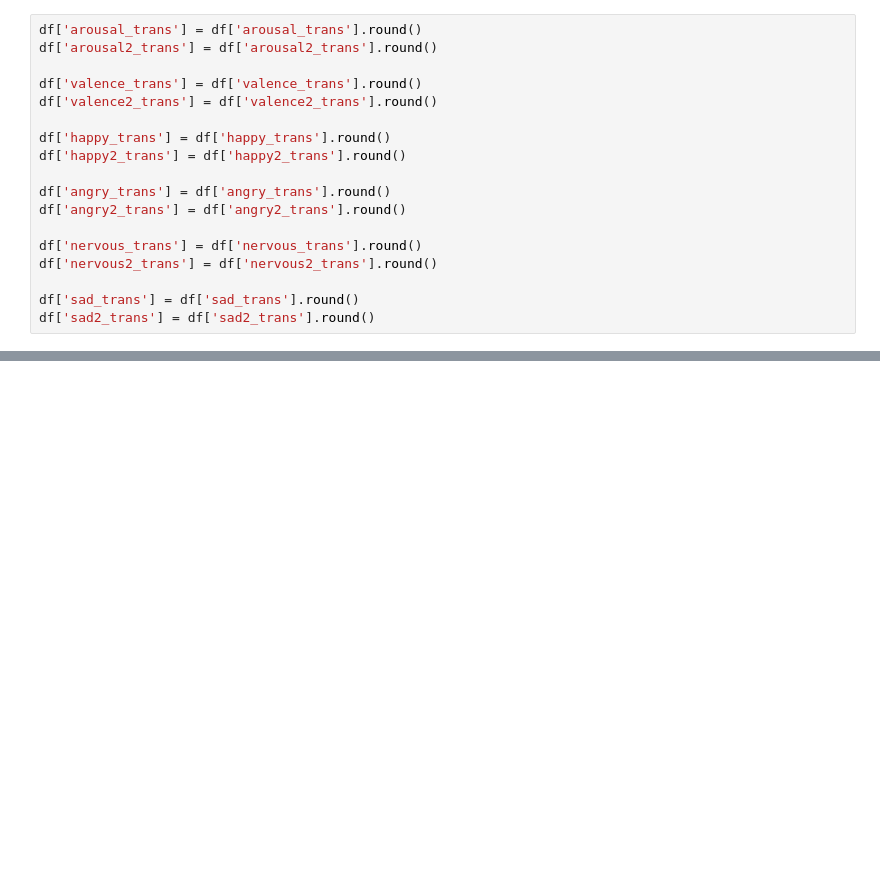
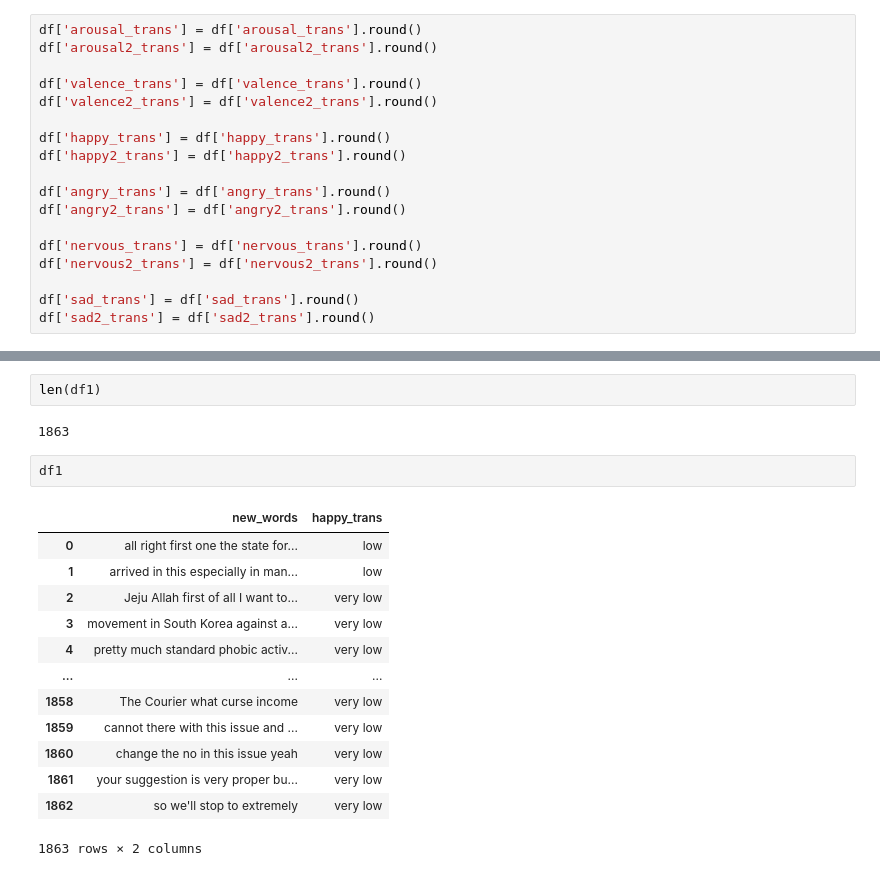
Before and after one commit to saber258/EEG_Text_alignment, a Jupyter notebook: notebooks/Happy.ipynb, the cells around one changed output, grey strips where cells are left out. Cells and saved outputs as stored; diff of their text form; blank space fills up the shorter version.

```diff
--- a/notebooks/Happy.ipynb
+++ b/notebooks/Happy.ipynb
@@ -536,0 +82,20 @@ df2_happy = df[['new_words', 'happy2_trans']]
+# %%
+len(df1)
+# %% [output]
+1863
+# %%
+df1
+# %% [output]
+|  | new_words | happy_trans |
+| 0 | all right first one the state for... | low |
+| 1 | arrived in this especially in man... | low |
+| 2 | Jeju Allah first of all I want to... | very low |
+| 3 | movement in South Korea against a... | very low |
+| 4 | pretty much standard phobic activ... | very low |
+| ... | ... | ... |
+| 1858 | The Courier what curse income | very low |
+| 1859 | cannot there with this issue and ... | very low |
+| 1860 | change the no in this issue yeah | very low |
+| 1861 | your suggestion is very proper bu... | very low |
+| 1862 | so we'll stop to extremely | very low |
+1863 rows × 2 columns
```
Also changed, not shown: parts of 82 cells of this notebook, 3 other files.
